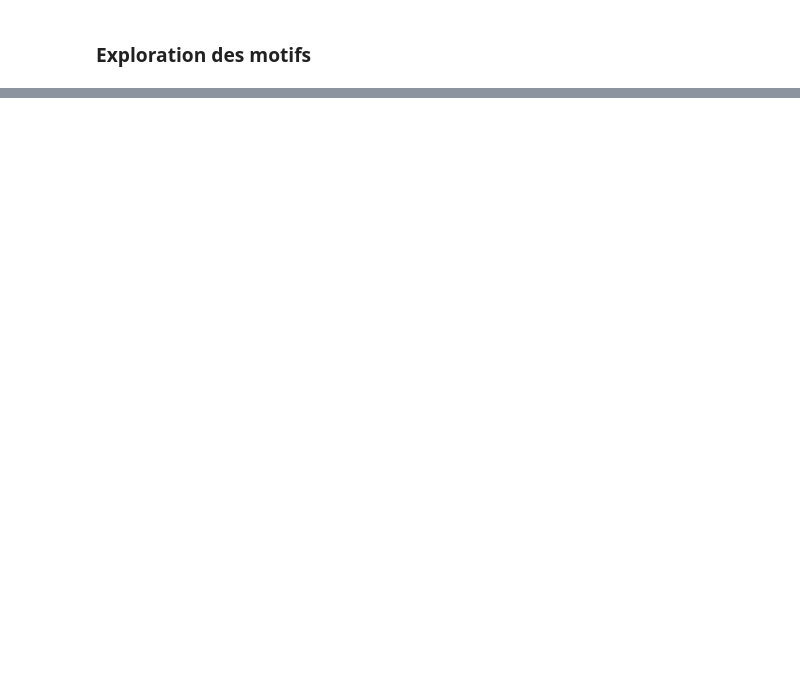
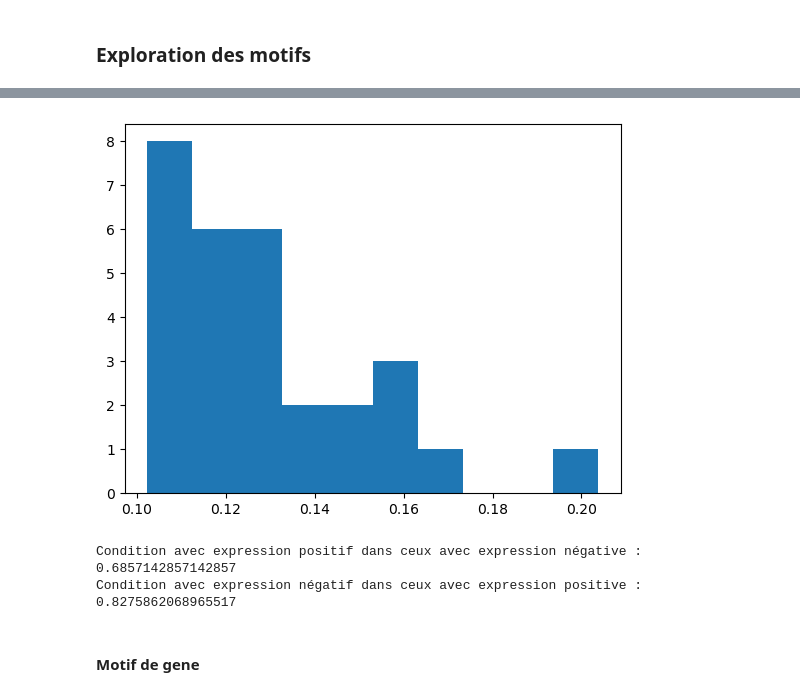
Before and after one commit to JhonatanFelix/Projet_fil_rouge_2024, a Jupyter notebook: motif_frequent_gen.ipynb, the cells around one changed output, grey strips where cells are left out. Cells and saved outputs as stored; diff of their text form; code cells hidden in the pictures; blank space fills up the shorter version.

```diff
--- a/motif_frequent_gen.ipynb
+++ b/motif_frequent_gen.ipynb
@@ -93,0 +193,15 @@ fpgrowth(minus_data, min_support=0.01, use_colnames=True)
+# %%
+motif_minus_cond = fpgrowth(minus_data, min_support=0.1, use_colnames=True)
+motif_minus_cond["nb_gene"] = motif_minus_cond["support"] * minus_data.shape[0]
+
+col = []
+for itmset in motif_minus_cond["itemsets"]:
+    itmset = list(itmset)
+    col_col = []
+    for itm in itmset:
+        col_col.append(MLP_gene[itm])
+    col.append(col_col)
+
+motif_minus_cond["PLM"] = col
+
+motif_minus_cond.sort_values(by = 'support', ascending = False)
@@ -93,0 +226,16 @@ fpgrowth(minus_data, min_support=0.01, use_colnames=True)
+# %%
+plt.figure()
+plt.hist(motif_minus_cond["support"])
+plt.show()
+# %% [output]
+[figure, added]
+# %%
+print("Condition avec expression positif dans ceux avec expression négative : " ,
+      motif_plus_cond["itemsets"].isin(motif_minus_cond["itemsets"]).sum()/len(motif_plus_cond["itemsets"]))
+print("Condition avec expression négatif dans ceux avec expression positive : " ,
+      motif_minus_cond["itemsets"].isin(motif_plus_cond["itemsets"]).sum()/len(motif_minus_cond["itemsets"]))
+# %% [output]
+Condition avec expression positif dans ceux avec expression négative :  0.6857142857142857
+Condition avec expression négatif dans ceux avec expression positive :  0.8275862068965517
+# %% [markdown]
+#### Motif de gene
```
Also changed, not shown: parts of 23 cells of this notebook, 1 other file.
